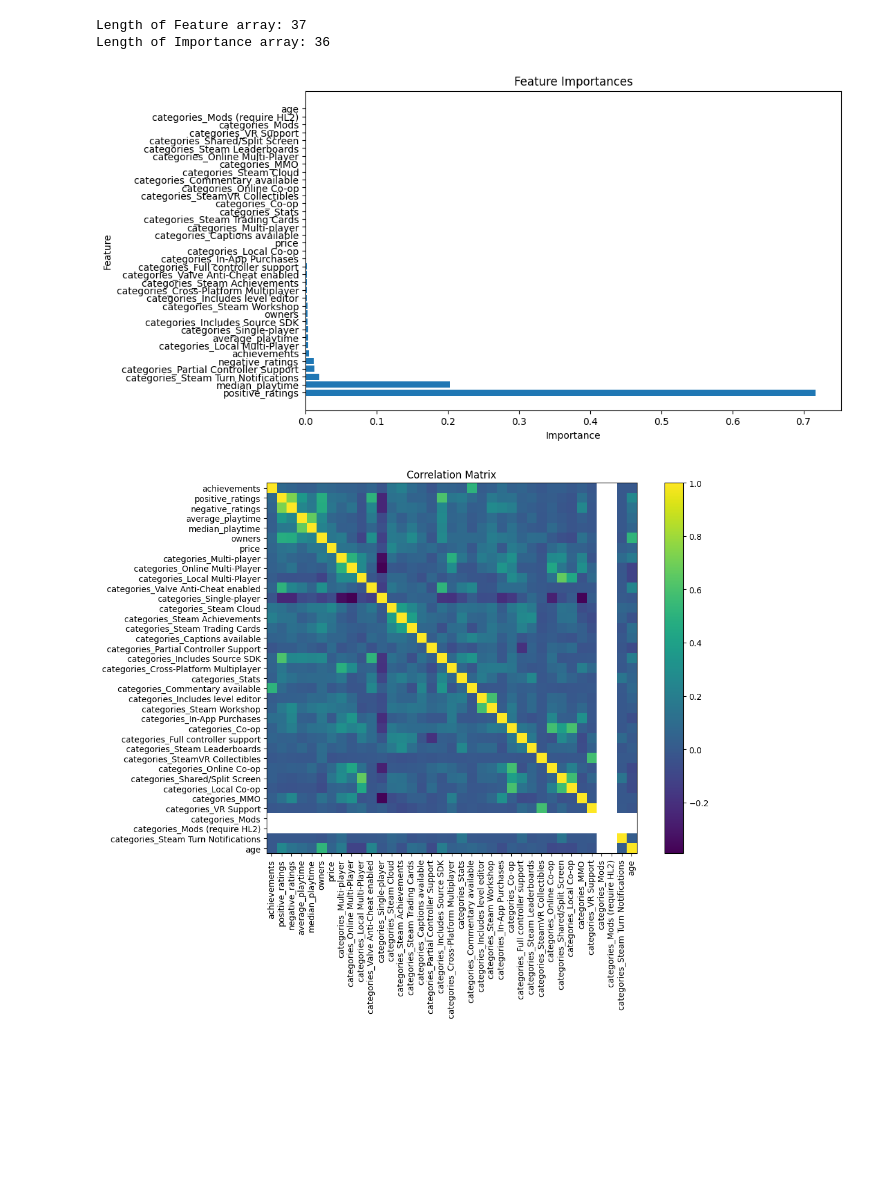
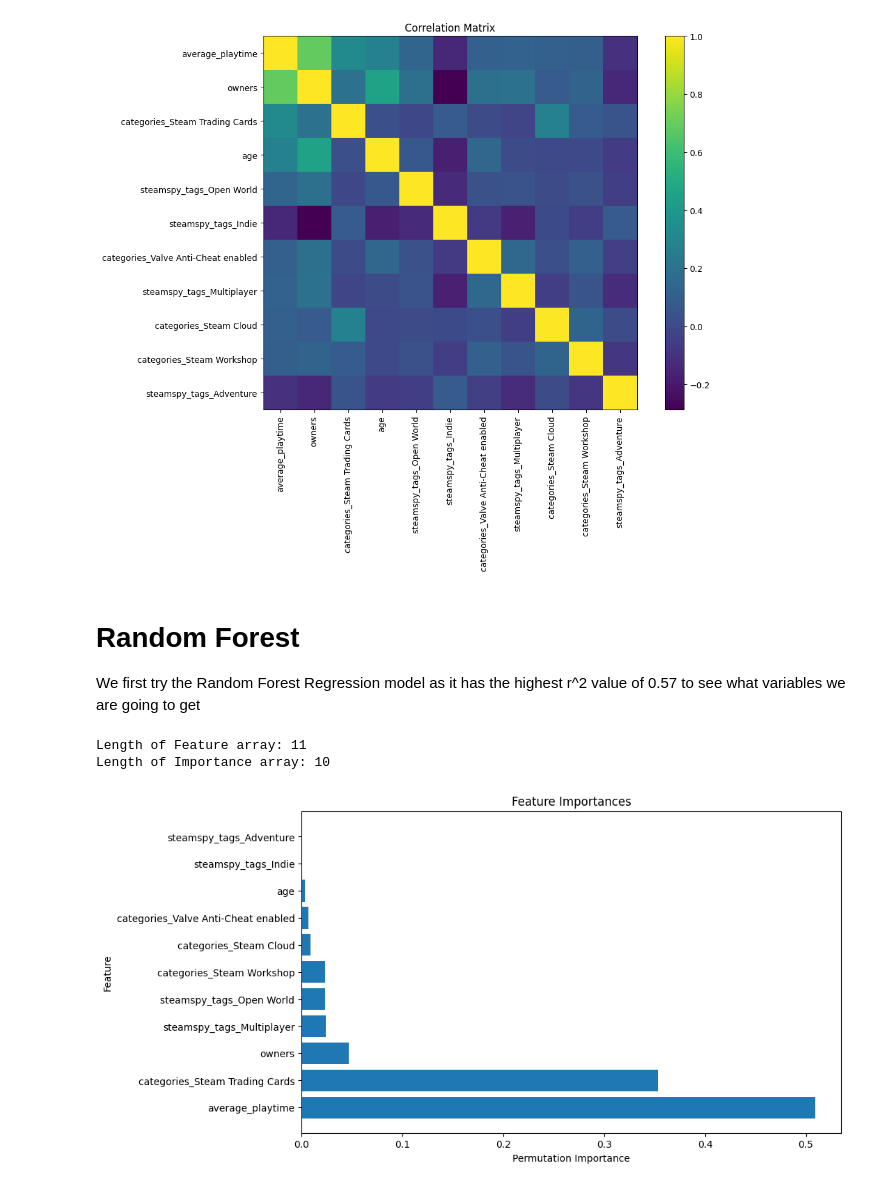
Before and after one commit to Lolfreak/Steam-Games-Analysis, a Jupyter notebook: MachineLearning.ipynb, the cells around one changed output. Saved outputs shown, nothing was run; the diff lists cells and outputs as text; code cells hidden in the pictures; blank space fills up the shorter version.

```diff
--- a/MachineLearning.ipynb
+++ b/MachineLearning.ipynb
@@ -92,5 +98,0 @@ Score: 0.34 (p-value 0.250)
-# %%
-data = cleanData.select_dtypes(include=np.number)
-data["owners"] = np.log10(data_num["owners"])
-data.to_csv('new.csv', index=False)
-data
@@ -222,0 +207,15 @@ y = y.ravel()
+# %%
+features = [
+    "average_playtime",
+    "owners",
+    "categories_Steam Trading Cards",
+    "age",
+    "steamspy_tags_Open World",
+    "steamspy_tags_Indie",
+    "categories_Valve Anti-Cheat enabled",
+    "steamspy_tags_Multiplayer",
+    "categories_Steam Cloud",
+    "categories_Steam Workshop",
+    "steamspy_tags_Adventure"]
+
+tempDF = data[features]
@@ -223,3 +225,30 @@ y = y.ravel()
+# %%
+# Calculate correlation matrix
+correlation_matrix = df.corr()
+
+# Plot correlation matrix
+plt.figure(figsize=(12, 8))
+plt.imshow(correlation_matrix, cmap='viridis', interpolation='nearest')
+plt.colorbar()
+plt.title('Correlation Matrix')
+plt.xticks(ticks=np.arange(len(df.columns)), labels=df.columns, rotation=90)
+plt.yticks(ticks=np.arange(len(df.columns)), labels=df.columns)
+plt.show()
+# %% [output]
+[figure, added]
+# %% [markdown]
+# Random Forest
+We first try the Random Forest Regression model as it has the highest r^2 value of 0.57 to see what variables we are going to get
+# %%
+# Assuming df is your DataFrame
+df = tempDF
+
+# Select the first column as the target variable
+y = df.iloc[:, 0].values  # Target variable
+y = y.ravel()  # Flatten the array if needed
+
+# Select the rest of the columns as features, excluding the first column
+X = df.drop(df.columns[0], axis=1).values  # Features
 # %%
 import pandas as pd
 import matplotlib.pyplot as plt
@@ -241,47 +270,34 @@ regressor = RandomForestRegressor(n_estimators=100, random_state=0, oob_score=Tr
 regressor.fit(x_train, y_train)
 
 # Evaluate the model using the test set
 y_pred = regressor.predict(x_test)
 
 # Extract feature importances
 feature_importances = regressor.feature_importances_
 
 # Get feature names from your DataFrame or dataset
 feature_names = df.columns
 print("Length of Feature array:", len(feature_names))
 print("Length of Importance array:", len(feature_importances))
 # Add a default importance value for the missing feature
 default_importance = 0.0
 feature_importances = np.append(feature_importances, default_importance)
 
 # Create a DataFrame to store feature importances
 feature_importance_df = pd.DataFrame({'Feature': feature_names, 'Importance': feature_importances})
 
 # Sort the DataFrame by importance values
 feature_importance_df = feature_importance_df.sort_values(by='Importance', ascending=False)
 
 
 # Plot feature importances
 plt.figure(figsize=(10, 6))
 plt.barh(feature_importance_df['Feature'], feature_importance_df['Importance'])
-plt.xlabel('Importance')
+plt.xlabel('Permutation Importance')
 plt.ylabel('Feature')
 plt.title('Feature Importances')
 plt.show()
-
-# Calculate correlation matrix
-correlation_matrix = df.corr()
-
-# Plot correlation matrix
-plt.figure(figsize=(12, 8))
-plt.imshow(correlation_matrix, cmap='viridis', interpolation='nearest')
-plt.colorbar()
-plt.title('Correlation Matrix')
-plt.xticks(ticks=np.arange(len(df.columns)), labels=df.columns, rotation=90)
-plt.yticks(ticks=np.arange(len(df.columns)), labels=df.columns)
-plt.show()
 # %% [output]
-Length of Feature array: 37
-Length of Importance array: 36
+Length of Feature array: 11
+Length of Importance array: 10
-[figure, old version]
+[figure, new version]
-[figure, removed]
```
Also changed, not shown: parts of 40 cells of this notebook.
